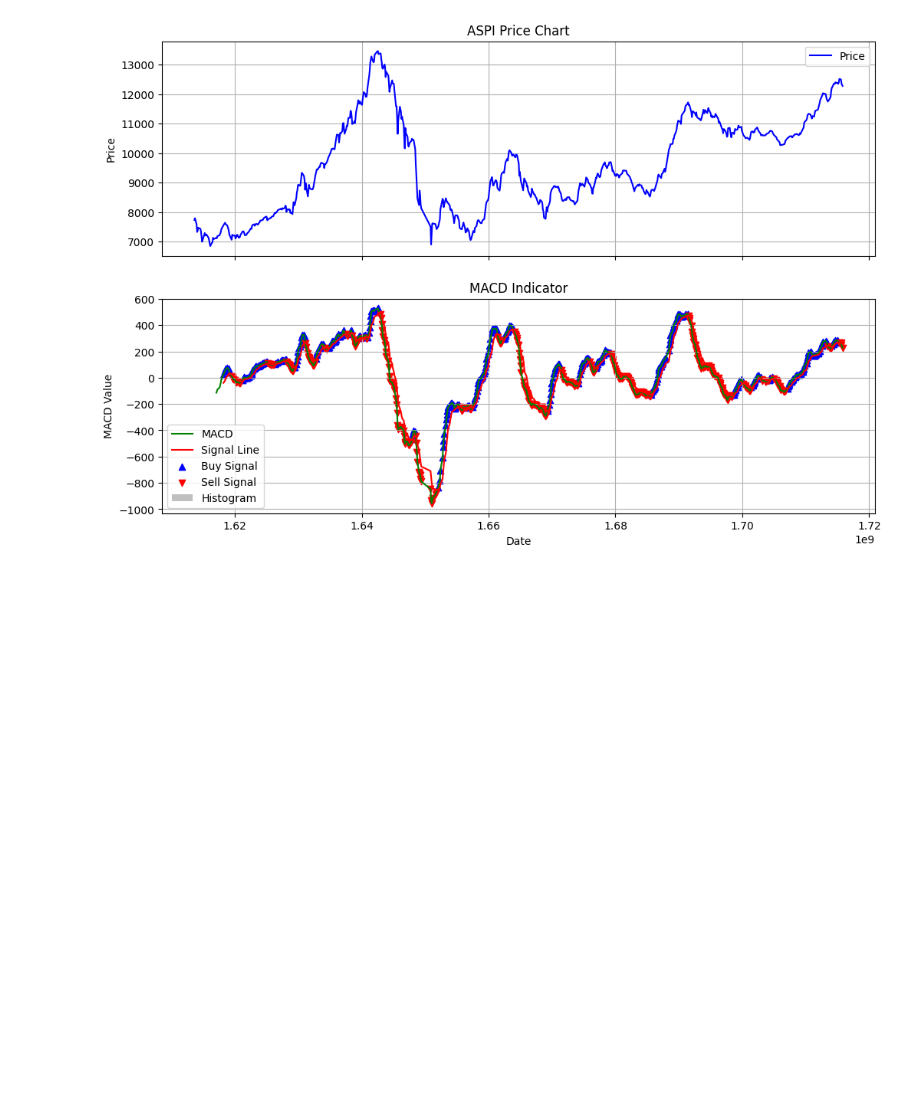
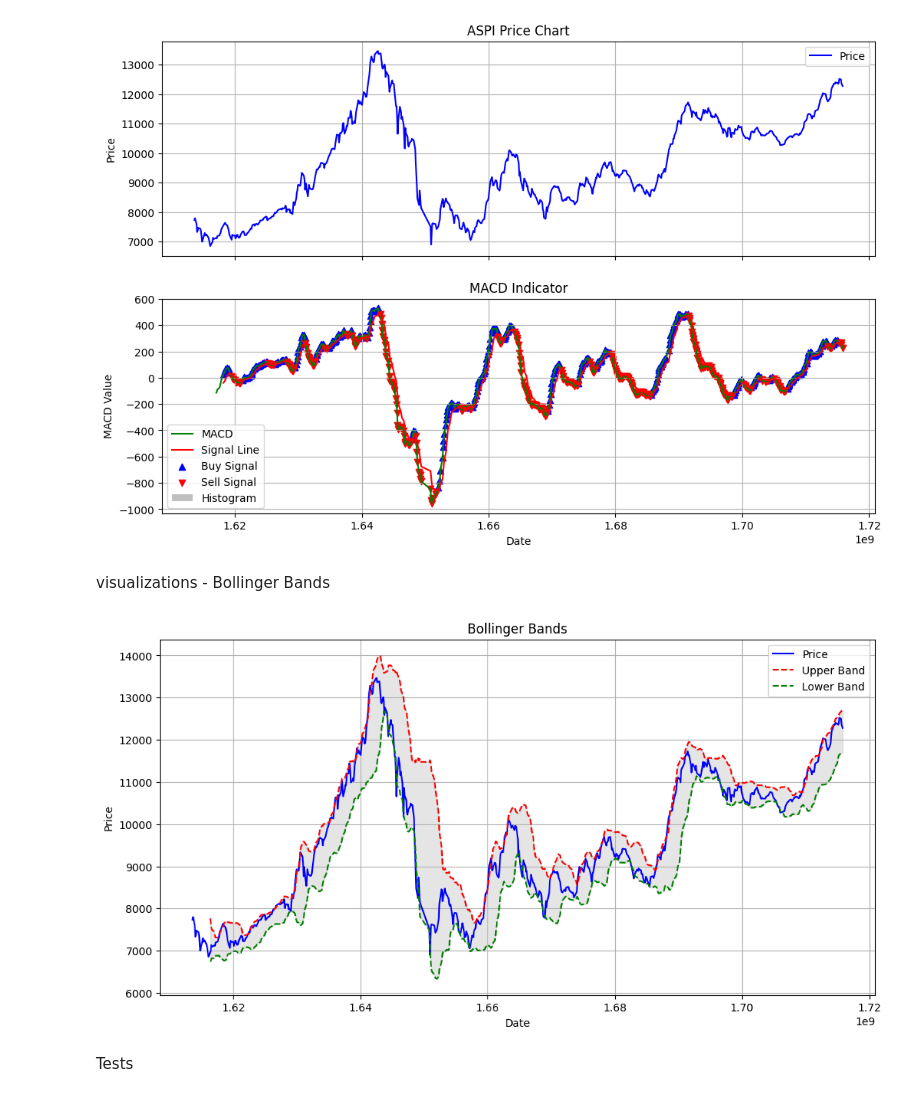
Before and after one commit to DenuraTHEbest/InvestHere, a Jupyter notebook: aspiFinal2.ipynb, the cells around one changed output. Saved outputs shown, nothing was run; the diff lists cells and outputs as text; code cells hidden in the pictures; blank space fills up the shorter version.

```diff
--- a/aspiFinal2.ipynb
+++ b/aspiFinal2.ipynb
@@ -316,3 +297,24 @@ plt.xlabel('Date')
 plt.show()
 # %% [output]
 [figure]
+# %% [markdown]
+visualizations - Bollinger Bands
+# %%
+import matplotlib.pyplot as plt
+
+# Plot Price and Bollinger Bands
+plt.figure(figsize=(12,6))
+plt.plot(merged_data['Date'], merged_data['Price'], label='Price', color='blue')
+plt.plot(merged_data['Date'], merged_data['Bollinger_High'], label='Upper Band', linestyle='dashed', color='red')
+plt.plot(merged_data['Date'], merged_data['Bollinger_Low'], label='Lower Band', linestyle='dashed', color='green')
+plt.fill_between(merged_data['Date'], merged_data['Bollinger_Low'], merged_data['Bollinger_High'], color='gray', alpha=0.2)
+plt.legend()
+plt.title('Bollinger Bands')
+plt.xlabel('Date')
+plt.ylabel('Price')
+plt.grid()
+plt.show()
+# %% [output]
+[figure, added]
+# %% [markdown]
+Tests
```
Also changed, not shown: parts of 12 cells of this notebook.
